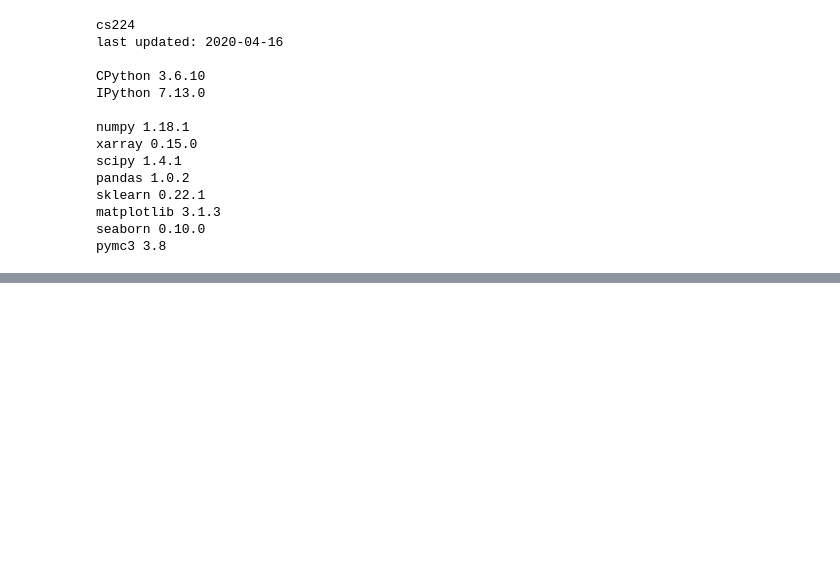
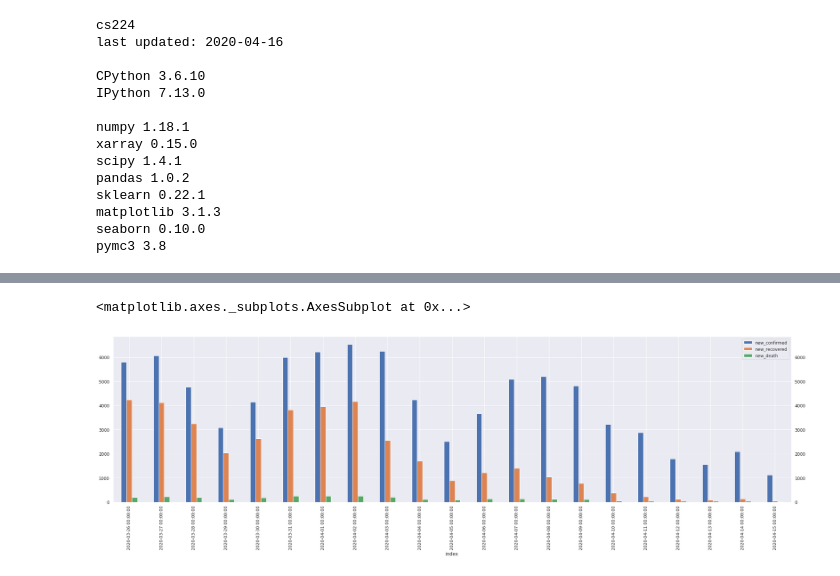
Before and after one commit to cs224/covid-19-data-analysis, a Jupyter notebook: covid-19-rki-data.ipynb, the cells around one changed output, grey strips where cells are left out. Saved outputs shown, nothing was run; the diff lists cells and outputs as text; code cells hidden in the pictures; blank space fills up the shorter version.

```diff
--- a/covid-19-rki-data.ipynb
+++ b/covid-19-rki-data.ipynb
@@ -178,0 +184,26 @@ FileNotFoundError: [Errno 2] File /home/local/cs/workspaces/covid-19-data-analys
+# %%
+def timeline(in_df, state=None, county=None, time_anchor_column_name='Referenzdatum', count_column_name='AnzahlFall'):
+    ldf = in_df.copy()
+    if state is not None:
+        ldf = ldf[ldf['Bundesland'] == state].copy()
+    if county is not None:
+        ldf = ldf[ldf['Landkreis'] == county].copy()
+    ldf[time_anchor_column_name] = pd.to_datetime(ldf[time_anchor_column_name])
+    ldf = ldf.set_index(time_anchor_column_name)
+    ldf.index.name = 'index'
+    lds = ldf[count_column_name].resample('D').sum()
+    return lds
+# %%
+def create_rki_df(in_df, state=None, county=None, time_anchor_column_name='Meldedatum'):
+    lds_confirmed = timeline(df_, state=state, county=county, time_anchor_column_name=time_anchor_column_name, count_column_name='AnzahlFall')
+    lds_recovered = timeline(df_, state=state, county=county, time_anchor_column_name=time_anchor_column_name, count_column_name='Anzahl Genesen')
+    lds_death     = timeline(df_, state=state, county=county, time_anchor_column_name=time_anchor_column_name, count_column_name='AnzahlTodesfall')
+    ldf = pd.DataFrame()
+    ldf['confirmed'] = lds_confirmed.cumsum()
+    ldf['recovered'] = lds_recovered.cumsum()
+    ldf['death']     = lds_death.cumsum()
+
+    ldf['new_confirmed'] = lds_confirmed
+    ldf['new_recovered'] = lds_recovered
+    ldf['new_death']     = lds_death
+    return ldf
@@ -178,0 +212,3 @@ FileNotFoundError: [Errno 2] File /home/local/cs/workspaces/covid-19-data-analys
+# %%
+cbr_germany = covid19.CasesByRegion('Germany', df=create_rki_df(df_))
+cbr_germany.tail()
@@ -178,0 +223,5 @@ FileNotFoundError: [Errno 2] File /home/local/cs/workspaces/covid-19-data-analys
+# %%
+cbr_germany.plot_daily_stats()
+# %% [output]
+<matplotlib.axes._subplots.AxesSubplot at 0x...>
+[figure, added]
```
Also changed, not shown: parts of 34 cells of this notebook, 2 other files.
